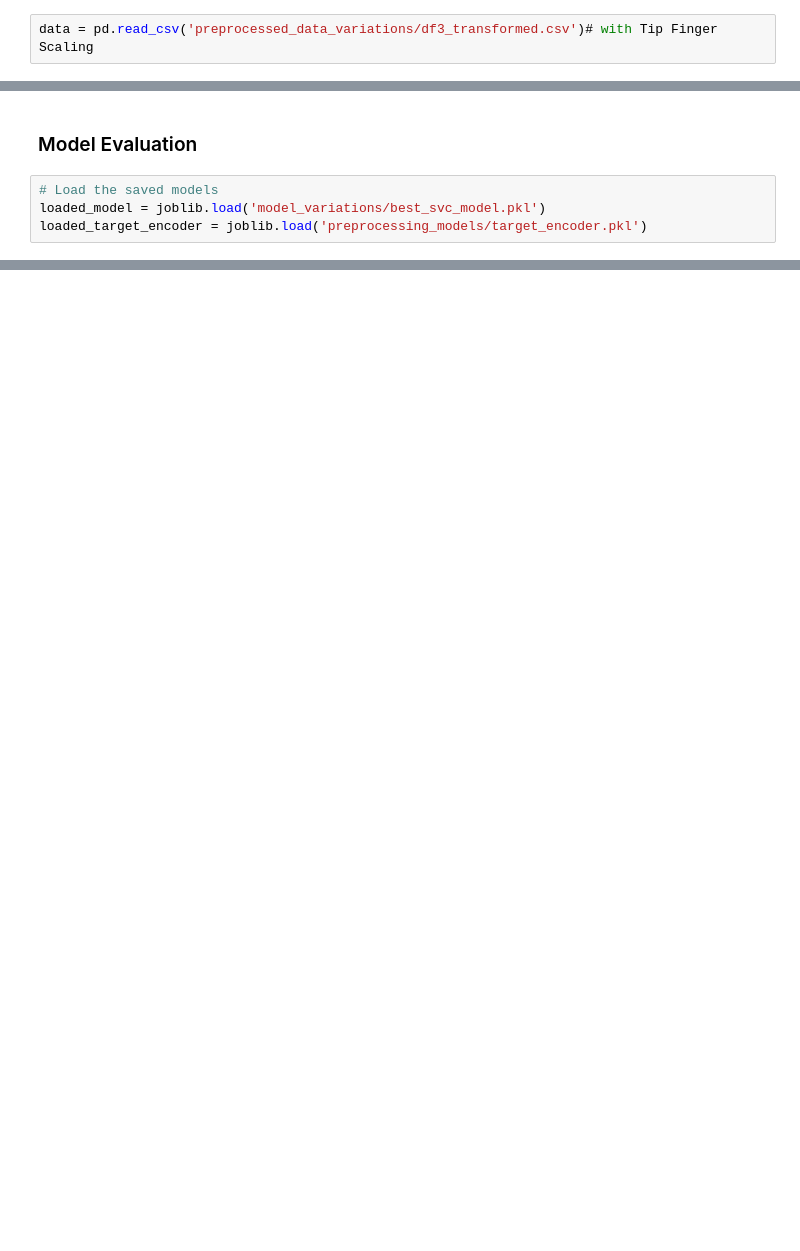
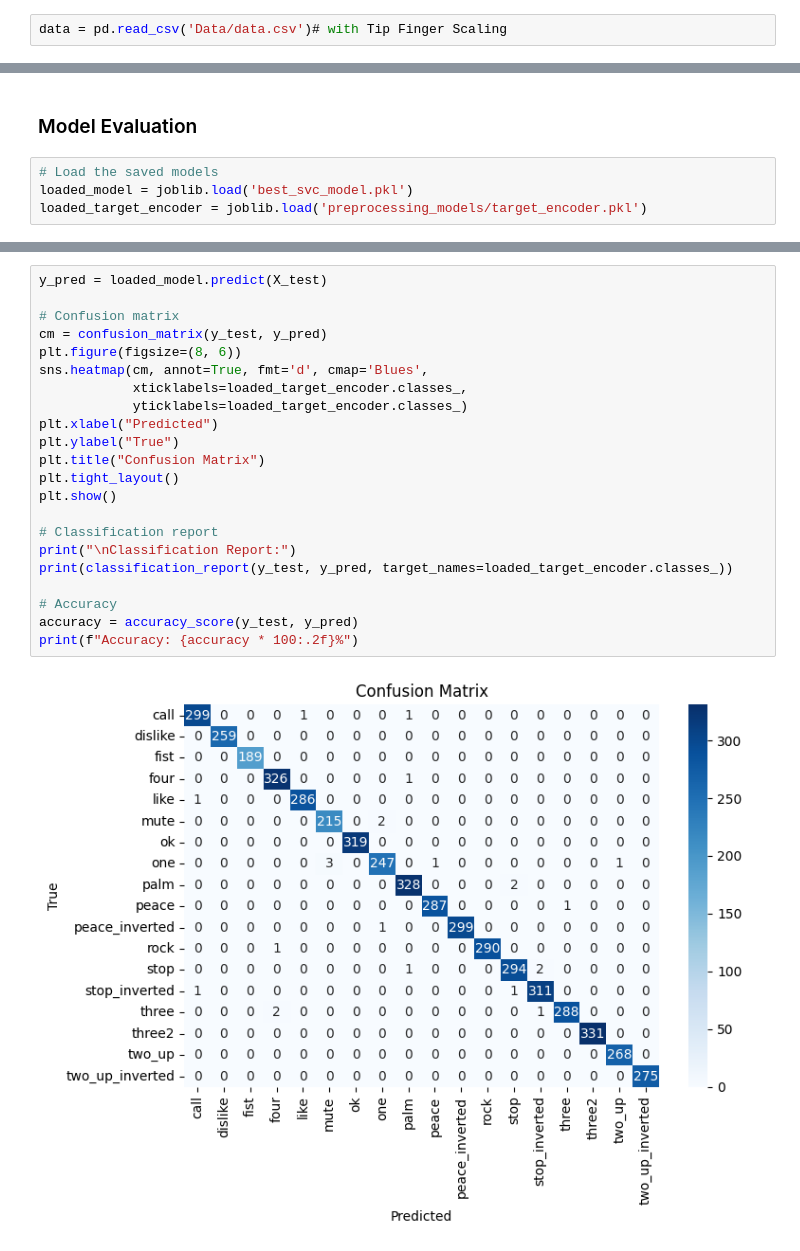
Before and after one commit to mayarmostaf/mlops-hand-gesture-maze-research, a Jupyter notebook: model_selection.ipynb, the cells around one changed output, grey strips where cells are left out. Cells and saved outputs as stored; diff of their text form; blank space fills up the shorter version.

```diff
--- a/model_selection.ipynb
+++ b/model_selection.ipynb
@@ -10,7 +12,7 @@ from sklearn.preprocessing import LabelEncoder
 # %% [markdown]
 #### Load Data
 # %%
-data = pd.read_csv('preprocessed_data_variations/df3_transformed.csv')# with Tip Finger Scaling
+data = pd.read_csv('Data/data.csv')# with Tip Finger Scaling
 # %%
 # Load target_encoder
 loaded_target_encoder = joblib.load('preprocessing_models/target_encoder.pkl')
@@ -312,5 +324,5 @@ AttributeError: 'GridSearchCV' object has no attribute 'best_params_'
 ### Model Evaluation
 # %%
 # Load the saved models
-loaded_model = joblib.load('model_variations/best_svc_model.pkl')
+loaded_model = joblib.load('best_svc_model.pkl')
 loaded_target_encoder = joblib.load('preprocessing_models/target_encoder.pkl')
@@ -393,0 +332,24 @@ Mean Accuracy Across 5-Folds: 98.74%
+# %%
+y_pred = loaded_model.predict(X_test)
+
+# Confusion matrix
+cm = confusion_matrix(y_test, y_pred)
+plt.figure(figsize=(8, 6))
+sns.heatmap(cm, annot=True, fmt='d', cmap='Blues',
+            xticklabels=loaded_target_encoder.classes_,
+            yticklabels=loaded_target_encoder.classes_)
+plt.xlabel("Predicted")
+plt.ylabel("True")
+plt.title("Confusion Matrix")
+plt.tight_layout()
+plt.show()
+
+# Classification report
+print("\nClassification Report:")
+print(classification_report(y_test, y_pred, target_names=loaded_target_encoder.classes_))
+
+# Accuracy
+accuracy = accuracy_score(y_test, y_pred)
+print(f"Accuracy: {accuracy * 100:.2f}%")
+# %% [output]
+[figure, added]
```
Also changed, not shown: parts of 22 cells of this notebook, 3 other files.
